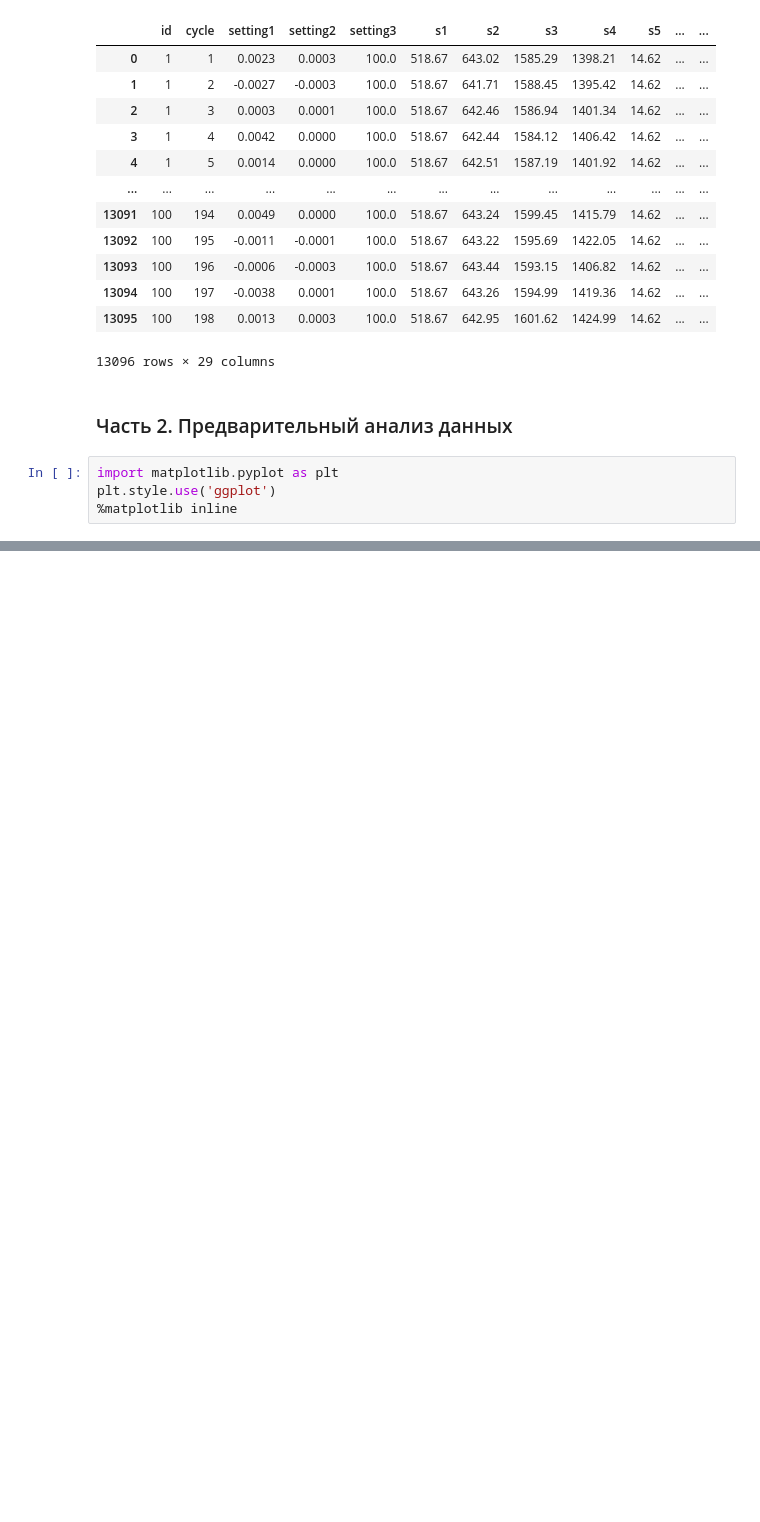
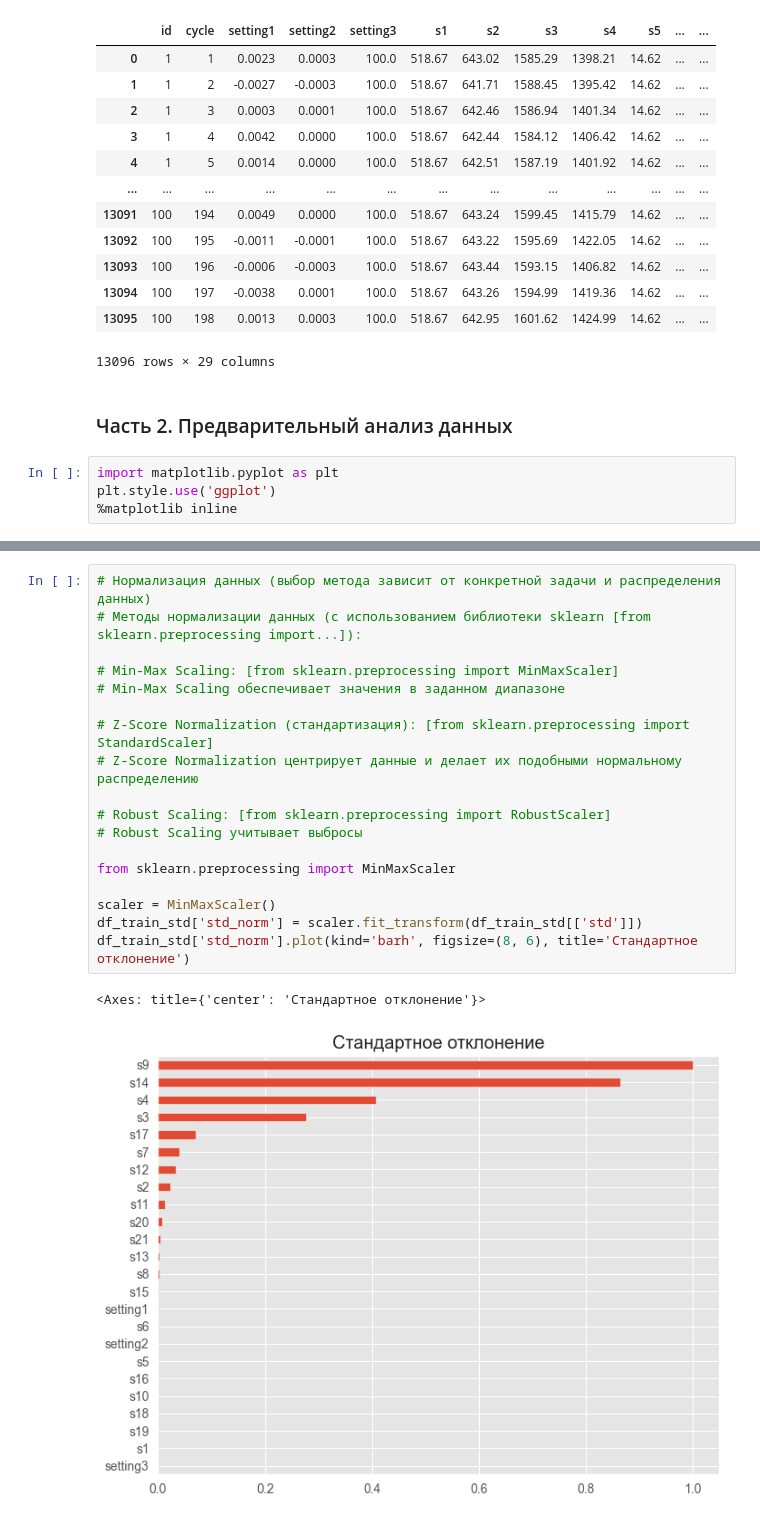
Before and after one commit to NishiNoya-spec/ML-notebook, a Jupyter notebook: engines_failure/aggregate.ipynb, the cells around one changed output, grey strips where cells are left out. Drawn from its saved outputs; the diff is of its cells as text; blank space fills up the shorter version.

Commit message:
Почти доделал аггрегирование данных по двигателям.

```diff
--- a/engines_failure/aggregate.ipynb
+++ b/engines_failure/aggregate.ipynb
@@ -141,0 +146,21 @@ df_num
+# %%
+# Нормализация данных (выбор метода зависит от конкретной задачи и распределения данных)
+# Методы нормализации данных (с использованием библиотеки sklearn [from sklearn.preprocessing import...]):
+
+# Min-Max Scaling: [from sklearn.preprocessing import MinMaxScaler]
+# Min-Max Scaling обеспечивает значения в заданном диапазоне
+
+# Z-Score Normalization (стандартизация): [from sklearn.preprocessing import StandardScaler]
+# Z-Score Normalization центрирует данные и делает их подобными нормальному распределению
+
+# Robust Scaling: [from sklearn.preprocessing import RobustScaler]
+# Robust Scaling учитывает выбросы
+
+from sklearn.preprocessing import MinMaxScaler
+
+scaler = MinMaxScaler()
+df_train_std['std_norm'] = scaler.fit_transform(df_train_std[['std']])
+df_train_std['std_norm'].plot(kind='barh', figsize=(8, 6), title='Стандартное отклонение')
+# %% [output]
+<Axes: title={'center': 'Стандартное отклонение'}>
+[figure, added]
```
Also changed, not shown: parts of 18 cells of this notebook, 18 other files.
